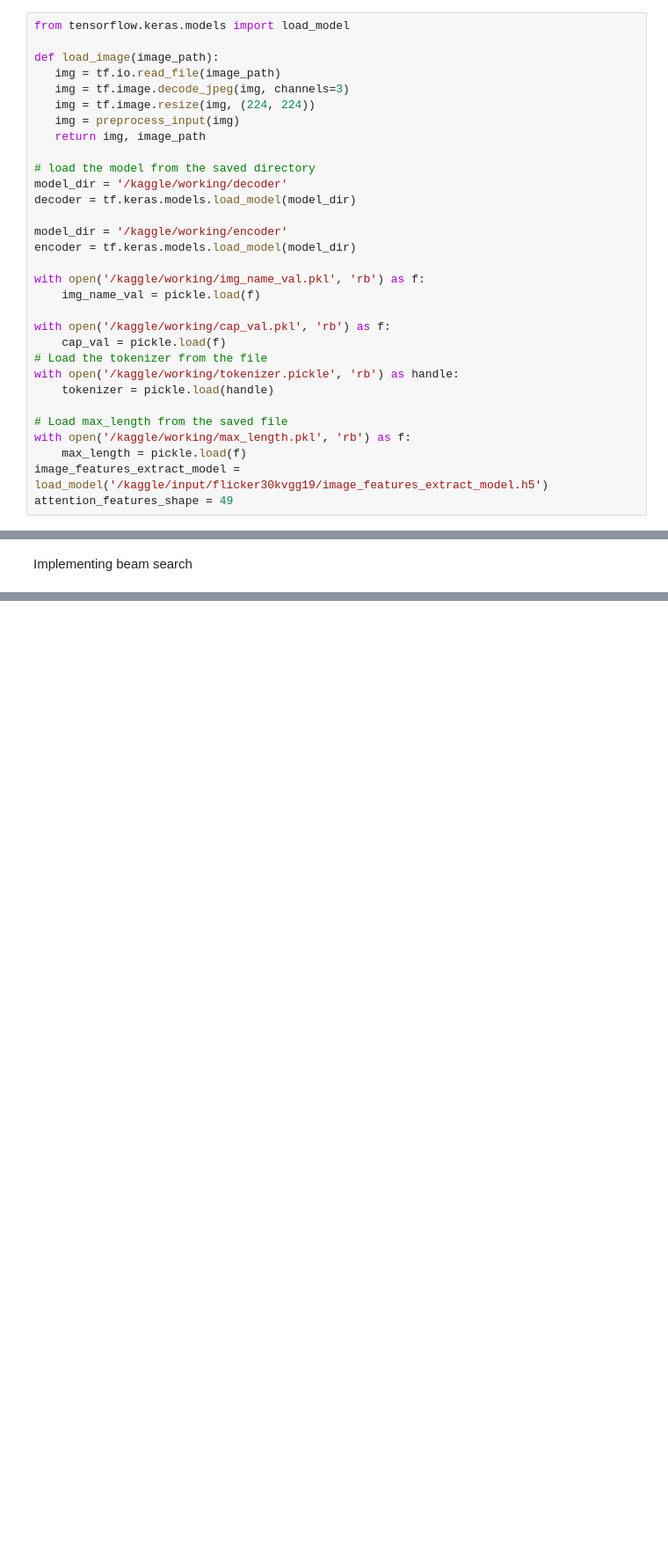
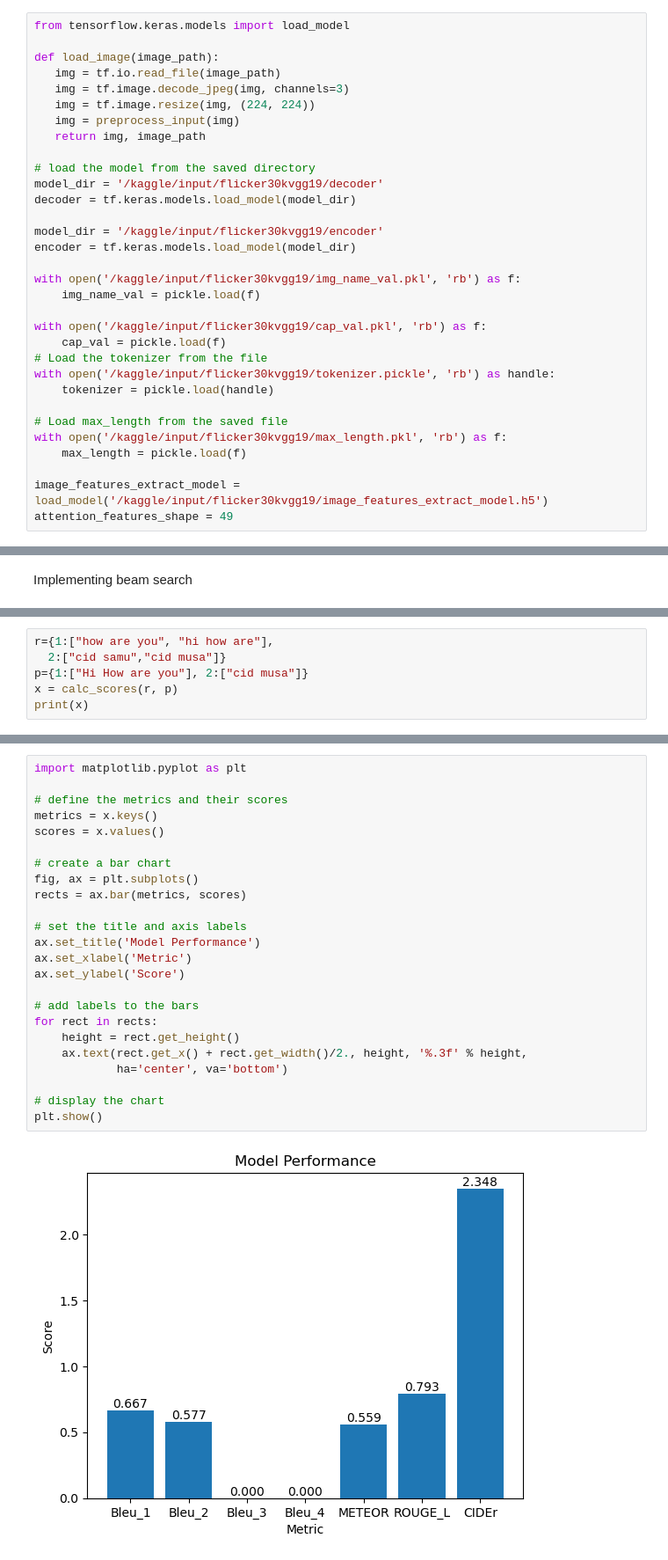
Before and after one commit to musowir/ImageCaptioning, a Jupyter notebook: img-captions.ipynb, the cells around one changed output, grey strips where cells are left out. Shown at 88% size. Drawn from its saved outputs; the diff is of its cells as text; blank space fills up the shorter version.

Commit message:
Kaggle Notebook | Img_captions | Scores added

```diff
--- a/img-captions.ipynb
+++ b/img-captions.ipynb
@@ -610,24 +543,25 @@ def load_image(image_path):
    return img, image_path
 
 # load the model from the saved directory
-model_dir = '/kaggle/working/decoder'
+model_dir = '/kaggle/input/flicker30kvgg19/decoder'
 decoder = tf.keras.models.load_model(model_dir)
 
-model_dir = '/kaggle/working/encoder'
+model_dir = '/kaggle/input/flicker30kvgg19/encoder'
 encoder = tf.keras.models.load_model(model_dir)
 
-with open('/kaggle/working/img_name_val.pkl', 'rb') as f:
+with open('/kaggle/input/flicker30kvgg19/img_name_val.pkl', 'rb') as f:
     img_name_val = pickle.load(f)
 
-with open('/kaggle/working/cap_val.pkl', 'rb') as f:
+with open('/kaggle/input/flicker30kvgg19/cap_val.pkl', 'rb') as f:
     cap_val = pickle.load(f)
 # Load the tokenizer from the file
-with open('/kaggle/working/tokenizer.pickle', 'rb') as handle:
+with open('/kaggle/input/flicker30kvgg19/tokenizer.pickle', 'rb') as handle:
     tokenizer = pickle.load(handle)
 
 # Load max_length from the saved file
-with open('/kaggle/working/max_length.pkl', 'rb') as f:
+with open('/kaggle/input/flicker30kvgg19/max_length.pkl', 'rb') as f:
     max_length = pickle.load(f)
+
 image_features_extract_model = load_model('/kaggle/input/flicker30kvgg19/image_features_extract_model.h5')
 attention_features_shape = 49
 # %%
@@ -826,0 +825,6 @@ print(caption)
+# %%
+r={1:["how are you", "hi how are"],
+  2:["cid samu","cid musa"]}
+p={1:["Hi How are you"], 2:["cid musa"]}
+x = calc_scores(r, p)
+print(x)
@@ -826,0 +835,26 @@ print(caption)
+# %%
+import matplotlib.pyplot as plt
+
+# define the metrics and their scores
+metrics = x.keys()
+scores = x.values()
+
+# create a bar chart
+fig, ax = plt.subplots()
+rects = ax.bar(metrics, scores)
+
+# set the title and axis labels
+ax.set_title('Model Performance')
+ax.set_xlabel('Metric')
+ax.set_ylabel('Score')
+
+# add labels to the bars
+for rect in rects:
+    height = rect.get_height()
+    ax.text(rect.get_x() + rect.get_width()/2., height, '%.3f' % height,
+            ha='center', va='bottom')
+
+# display the chart
+plt.show()
+# %% [output]
+[figure, added]
```
Also changed, not shown: parts of 21 cells of this notebook.
